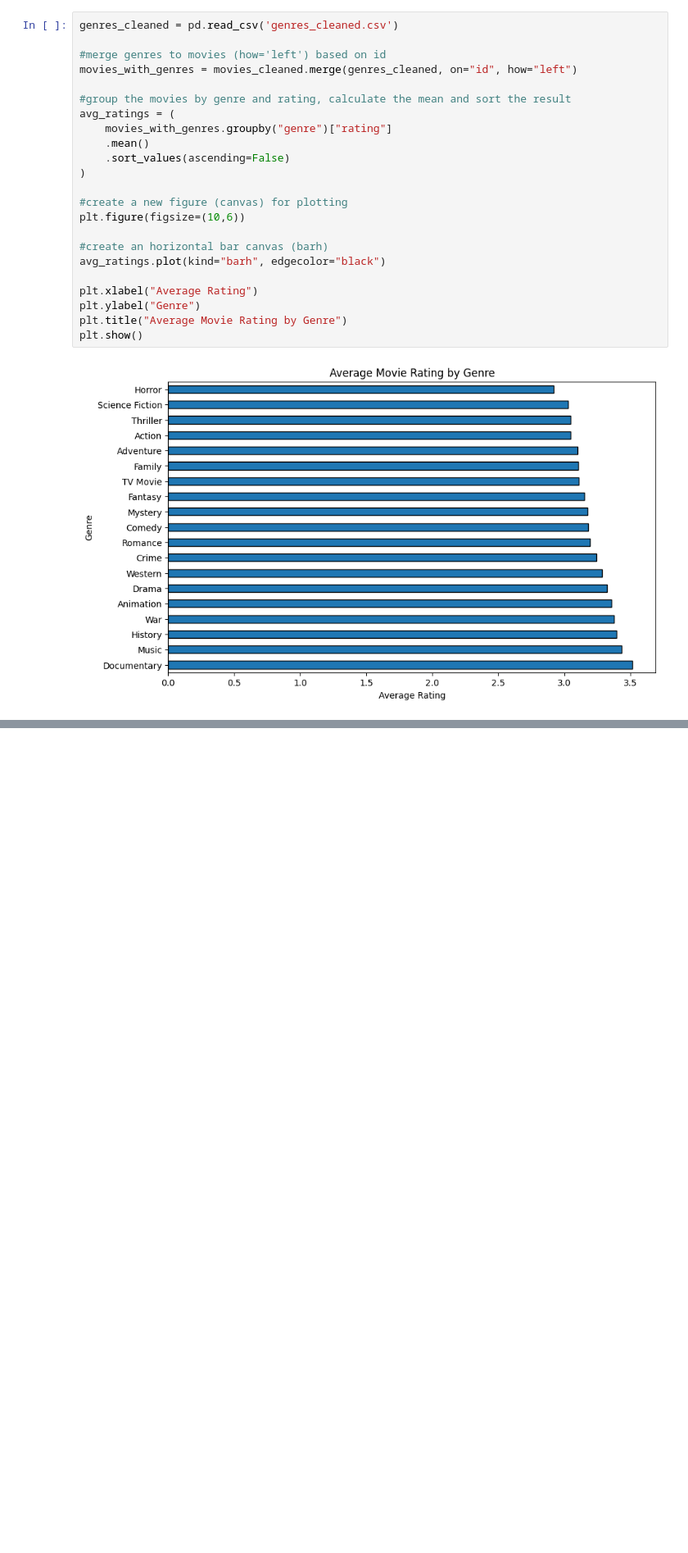
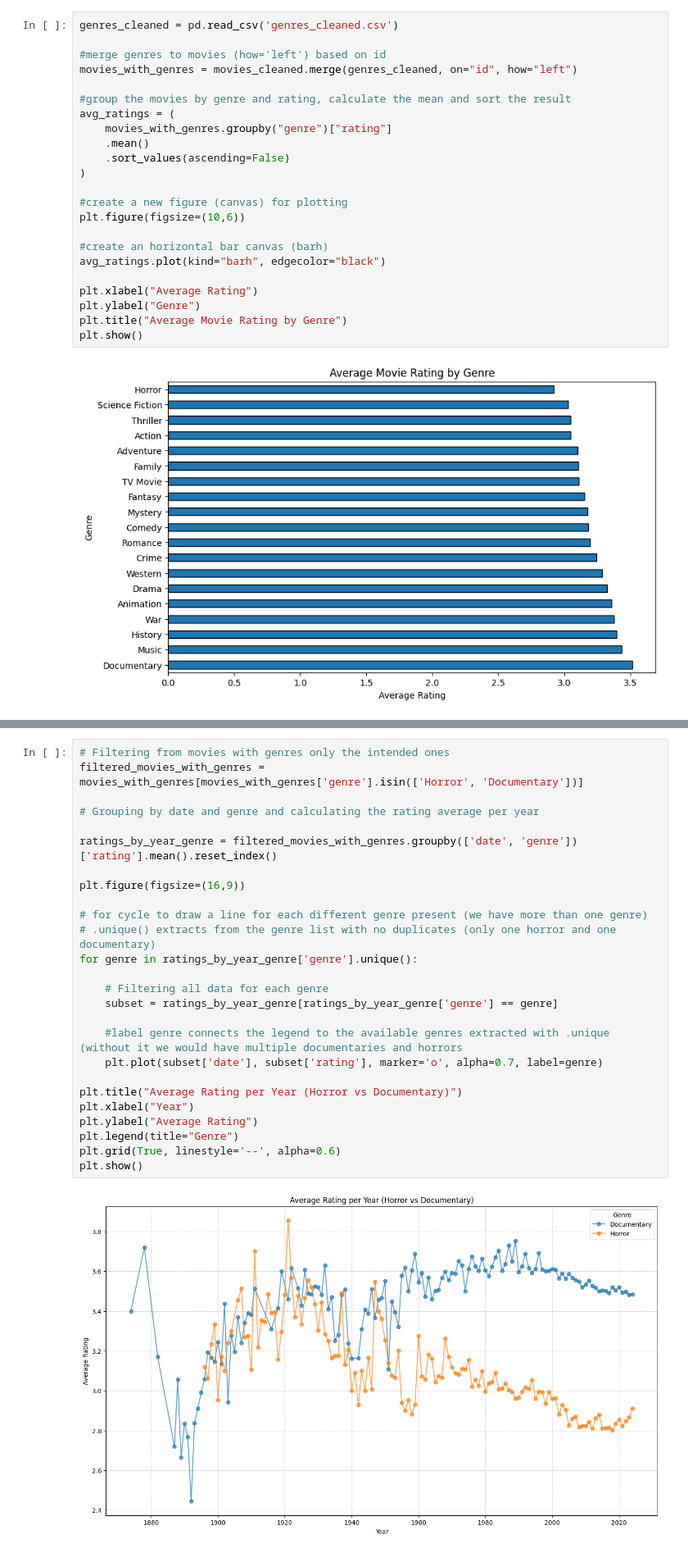
Before and after one commit to FandriS7276/IUM-TWEB, a Jupyter notebook: Multivariate Analysis.ipynb, the cells around one changed output, grey strips where cells are left out. Shown at 82% size. Cells and saved outputs as stored; diff of their text form; blank space fills up the shorter version.

```diff
--- a/Multivariate Analysis.ipynb
+++ b/Multivariate Analysis.ipynb
@@ -53,0 +108,28 @@ plt.show()
+# %%
+# Filtering from movies with genres only the intended ones
+filtered_movies_with_genres = movies_with_genres[movies_with_genres['genre'].isin(['Horror', 'Documentary'])]
+
+# Grouping by date and genre and calculating the rating average per year
+
+ratings_by_year_genre = filtered_movies_with_genres.groupby(['date', 'genre'])['rating'].mean().reset_index()
+
+plt.figure(figsize=(16,9))
+
+# for cycle to draw a line for each different genre present (we have more than one genre)
+# .unique() extracts from the genre list with no duplicates (only one horror and one documentary)
+for genre in ratings_by_year_genre['genre'].unique():
+
+    # Filtering all data for each genre
+    subset = ratings_by_year_genre[ratings_by_year_genre['genre'] == genre]
+
+    #label genre connects the legend to the available genres extracted with .unique (without it we would have multiple documentaries and horrors
+    plt.plot(subset['date'], subset['rating'], marker='o', alpha=0.7, label=genre)
+
+plt.title("Average Rating per Year (Horror vs Documentary)")
+plt.xlabel("Year")
+plt.ylabel("Average Rating")
+plt.legend(title="Genre")
+plt.grid(True, linestyle='--', alpha=0.6)
+plt.show()
+# %% [output]
+[figure, added]
```
Also changed, not shown: parts of 7 cells of this notebook.
